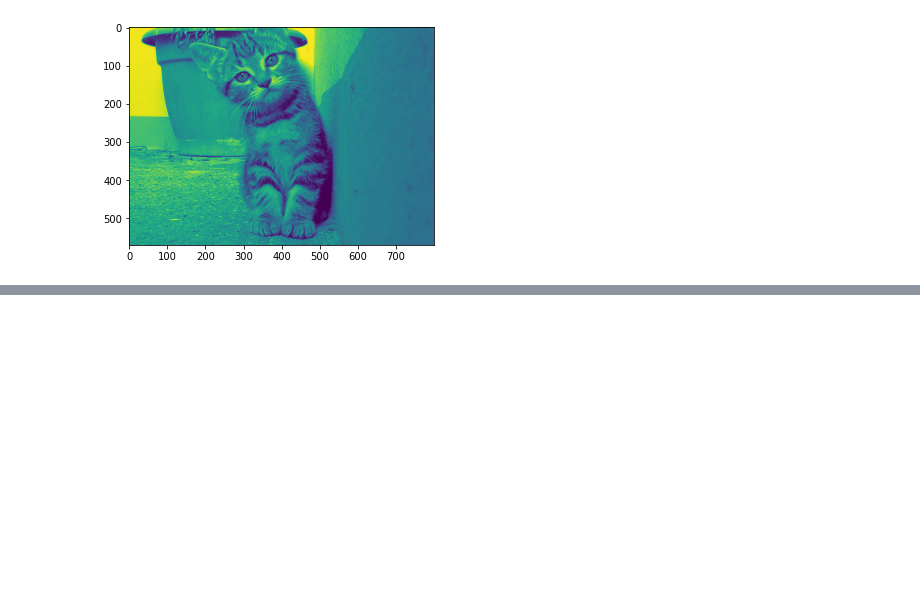
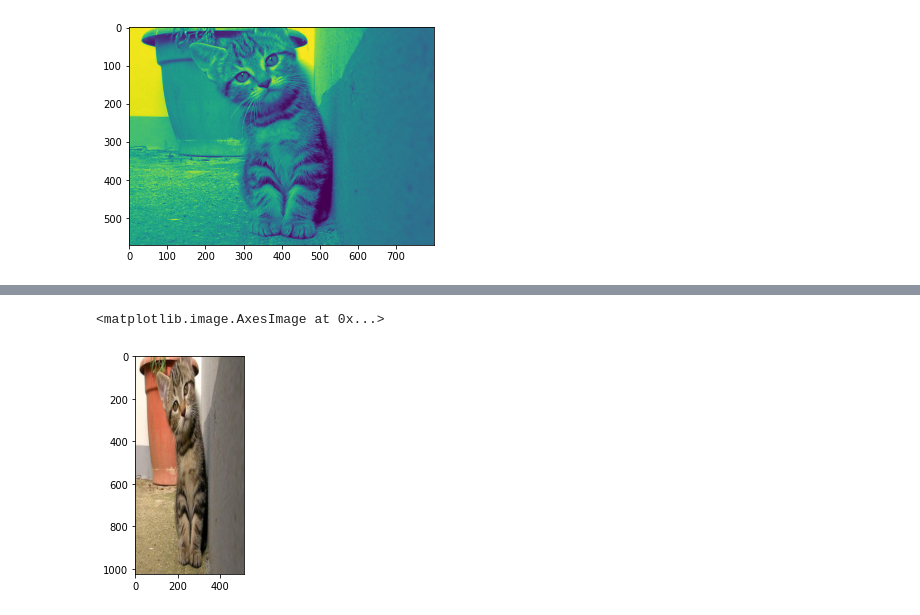
Before and after one commit to wahyupratama18/PCVK_Genap_2022, a Jupyter notebook: Week 2.ipynb, the cells around one changed output, grey strips where cells are left out. Drawn from its saved outputs; the diff is of its cells as text; code cells hidden in the pictures; blank space fills up the shorter version.

```diff
--- a/Week 2.ipynb
+++ b/Week 2.ipynb
@@ -34,0 +45,6 @@ plt.imshow(gray)
+# %%
+img3 = cv.resize(img2, (512, 1024))
+plt.imshow(img3)
+# %% [output]
+<matplotlib.image.AxesImage at 0x...>
+[figure, added]
```
Also changed, not shown: parts of 9 cells of this notebook.
